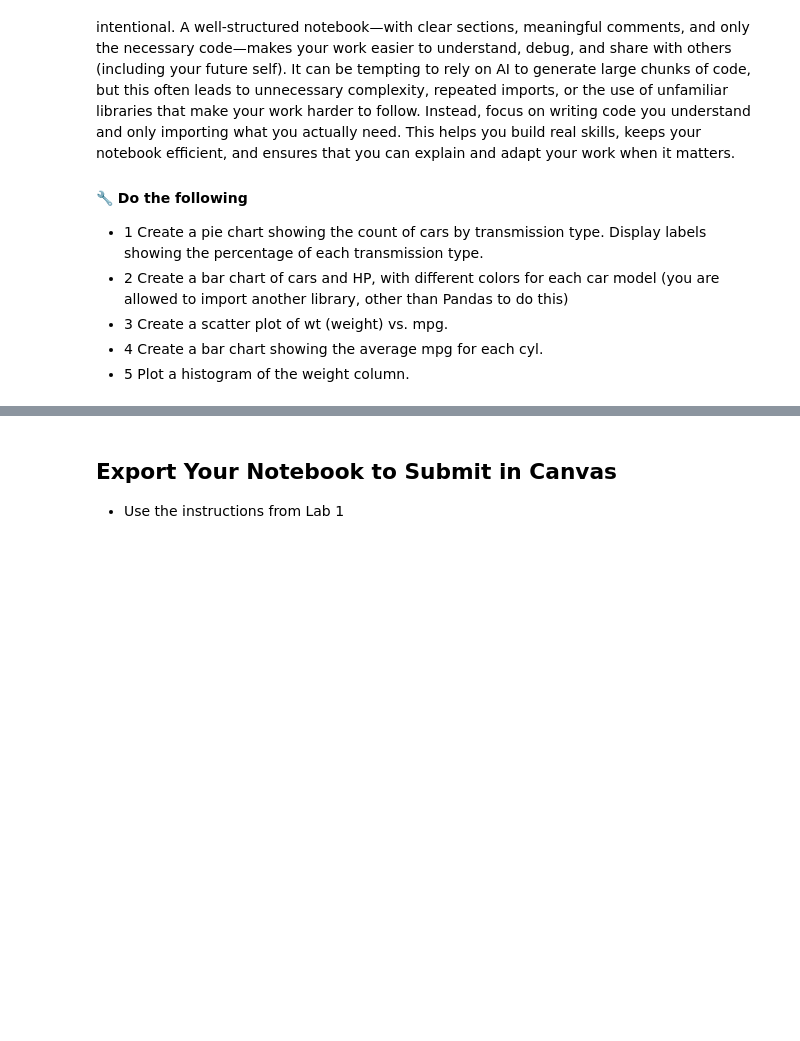
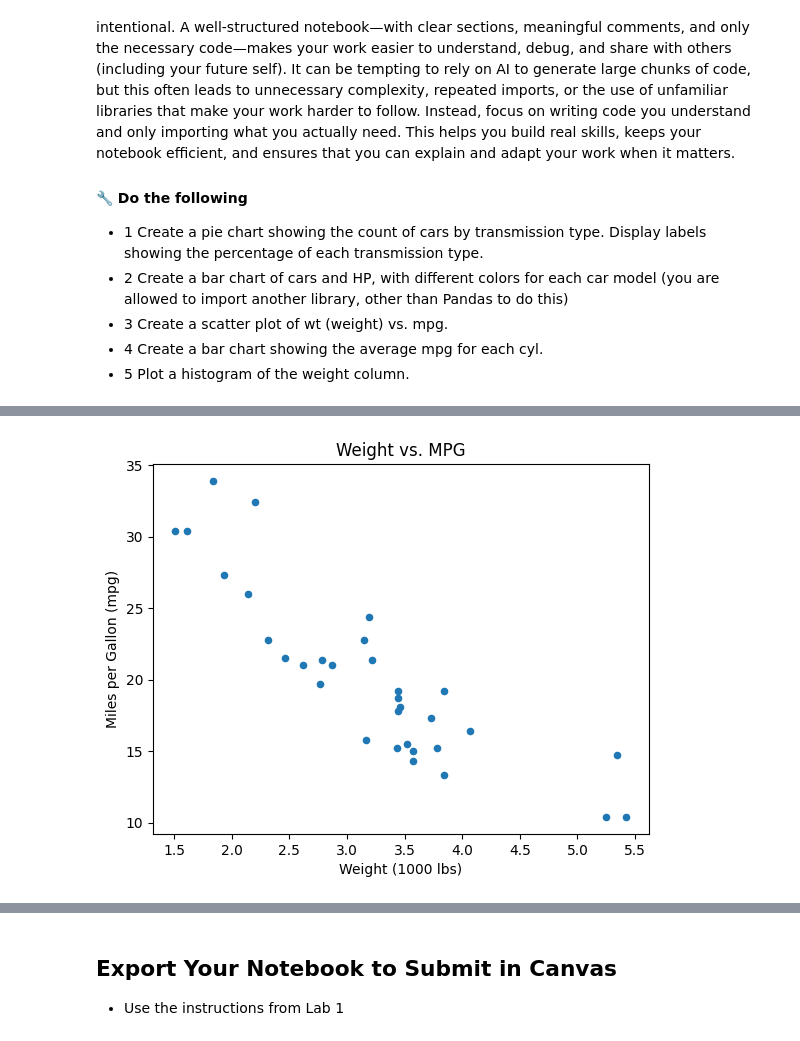
Before and after one commit to fischdakid/is-4487-labs, a Jupyter notebook: Labs/lab_03_visualization_intro.ipynb, the cells around one changed output, grey strips where cells are left out. Cells and saved outputs as stored; diff of their text form; code cells hidden in the pictures; blank space fills up the shorter version.

```diff
--- a/Labs/lab_03_visualization_intro.ipynb
+++ b/Labs/lab_03_visualization_intro.ipynb
@@ -121,0 +228,6 @@ When working in Jupyter notebooks, it’s important to keep your code clean, org
+# %%
+# Scatter plot of wt (weight) vs. mpg
+df.plot.scatter(x='wt', y='mpg', title='Weight vs. MPG', xlabel='Weight (1000 lbs)', ylabel='Miles per Gallon (mpg)')
+plt.show()
+# %% [output]
+[figure, added]
```
Also changed, not shown: parts of 21 cells of this notebook.
